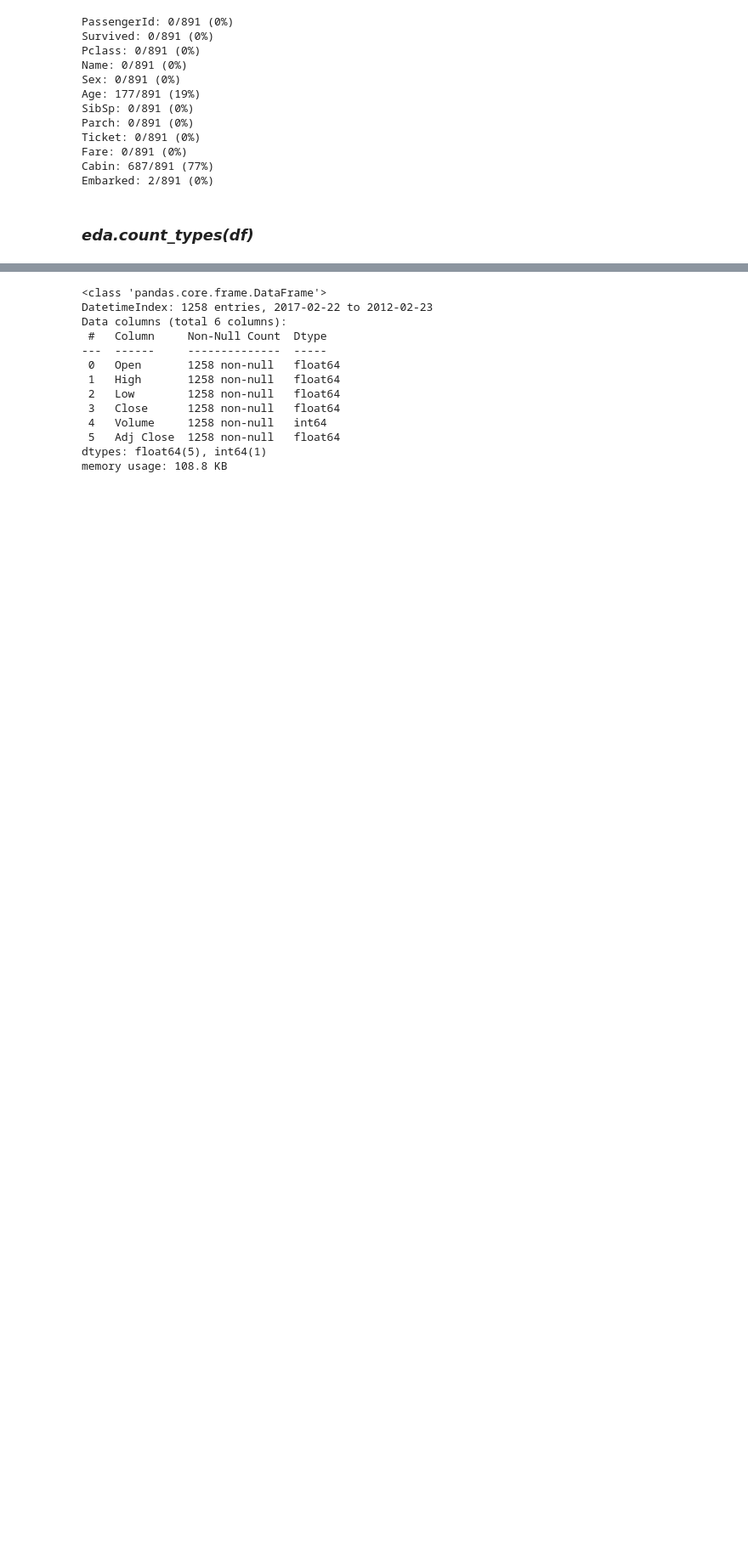
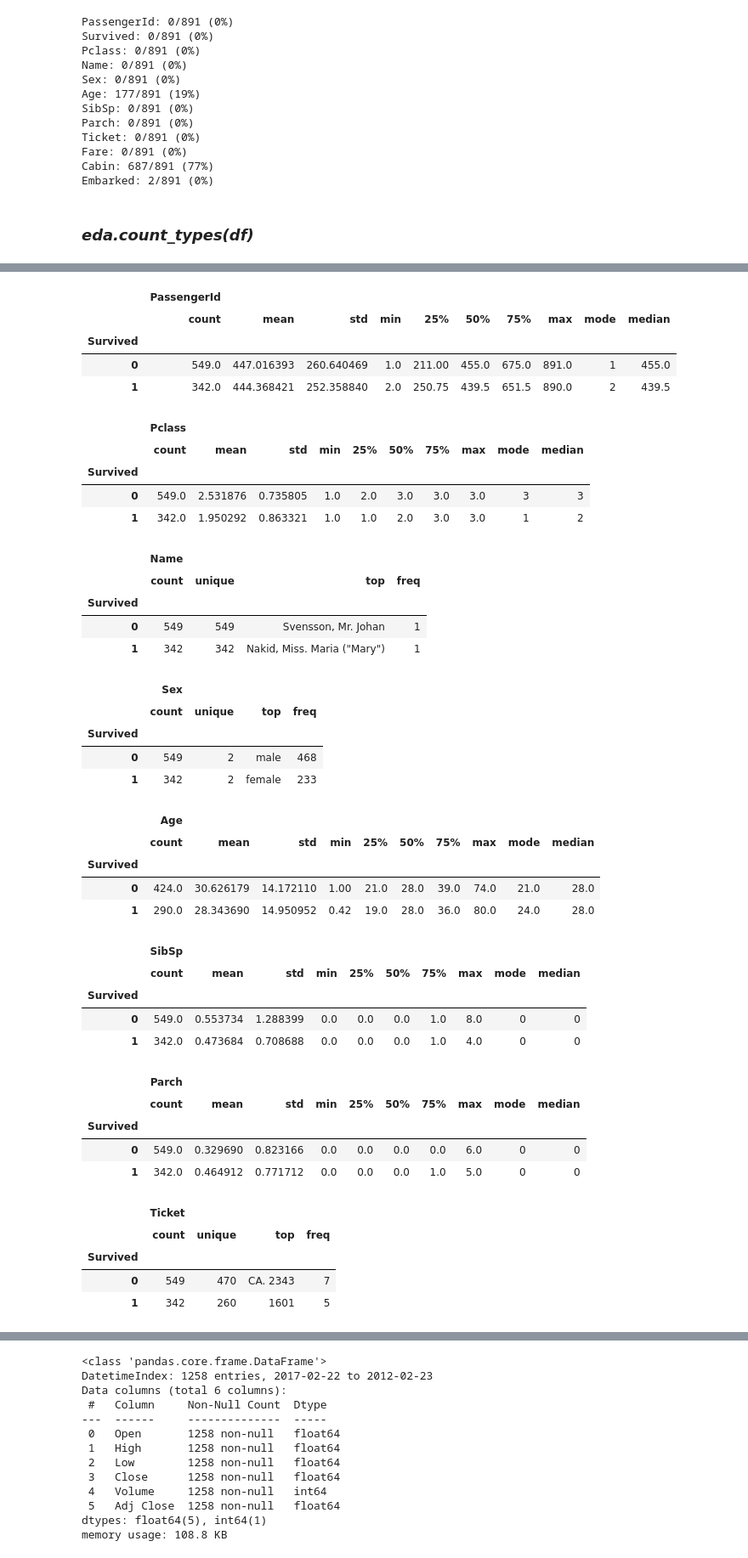
Before and after one commit to aksenov7/Kaggle_competition_group, a Jupyter notebook: exploratory_analysis/Example.ipynb, the cells around one changed output, grey strips where cells are left out. Shown at 85% size. Cells and saved outputs as stored; diff of their text form; code cells hidden in the pictures; blank space fills up the shorter version.

```diff
--- a/exploratory_analysis/Example.ipynb
+++ b/exploratory_analysis/Example.ipynb
@@ -150,0 +148,43 @@ All data:
+# %%
+eda.get_group_description(titanic_df, 'Survived')
+# %% [output]
+|  | PassengerId |  |  |  |  |  |  |  |  |  |
+|  | count | mean | std | min | 25% | 50% | 75% | max | mode | median |
+| Survived |  |  |  |  |  |  |  |  |  |  |
+| 0 | 549.0 | 447.016393 | 260.640469 | 1.0 | 211.00 | 455.0 | 675.0 | 891.0 | 1 | 455.0 |
+| 1 | 342.0 | 444.368421 | 252.358840 | 2.0 | 250.75 | 439.5 | 651.5 | 890.0 | 2 | 439.5 |
+|  | Pclass |  |  |  |  |  |  |  |  |  |
+|  | count | mean | std | min | 25% | 50% | 75% | max | mode | median |
+| Survived |  |  |  |  |  |  |  |  |  |  |
+| 0 | 549.0 | 2.531876 | 0.735805 | 1.0 | 2.0 | 3.0 | 3.0 | 3.0 | 3 | 3 |
+| 1 | 342.0 | 1.950292 | 0.863321 | 1.0 | 1.0 | 2.0 | 3.0 | 3.0 | 1 | 2 |
+|  | Name |  |  |  |
+|  | count | unique | top | freq |
+| Survived |  |  |  |  |
+| 0 | 549 | 549 | Svensson, Mr. Johan | 1 |
+| 1 | 342 | 342 | Nakid, Miss. Maria ("Mary") | 1 |
+|  | Sex |  |  |  |
+|  | count | unique | top | freq |
+| Survived |  |  |  |  |
+| 0 | 549 | 2 | male | 468 |
+| 1 | 342 | 2 | female | 233 |
+|  | Age |  |  |  |  |  |  |  |  |  |
+|  | count | mean | std | min | 25% | 50% | 75% | max | mode | median |
+| Survived |  |  |  |  |  |  |  |  |  |  |
+| 0 | 424.0 | 30.626179 | 14.172110 | 1.00 | 21.0 | 28.0 | 39.0 | 74.0 | 21.0 | 28.0 |
+| 1 | 290.0 | 28.343690 | 14.950952 | 0.42 | 19.0 | 28.0 | 36.0 | 80.0 | 24.0 | 28.0 |
+|  | SibSp |  |  |  |  |  |  |  |  |  |
+|  | count | mean | std | min | 25% | 50% | 75% | max | mode | median |
+| Survived |  |  |  |  |  |  |  |  |  |  |
+| 0 | 549.0 | 0.553734 | 1.288399 | 0.0 | 0.0 | 0.0 | 1.0 | 8.0 | 0 | 0 |
+| 1 | 342.0 | 0.473684 | 0.708688 | 0.0 | 0.0 | 0.0 | 1.0 | 4.0 | 0 | 0 |
+|  | Parch |  |  |  |  |  |  |  |  |  |
+|  | count | mean | std | min | 25% | 50% | 75% | max | mode | median |
+| Survived |  |  |  |  |  |  |  |  |  |  |
+| 0 | 549.0 | 0.329690 | 0.823166 | 0.0 | 0.0 | 0.0 | 0.0 | 6.0 | 0 | 0 |
+| 1 | 342.0 | 0.464912 | 0.771712 | 0.0 | 0.0 | 0.0 | 1.0 | 5.0 | 0 | 0 |
+|  | Ticket |  |  |  |
+|  | count | unique | top | freq |
+| Survived |  |  |  |  |
+| 0 | 549 | 470 | CA. 2343 | 7 |
+| 1 | 342 | 260 | 1601 | 5 |
```
Also changed, not shown: parts of 11 cells of this notebook, 2 other files.
